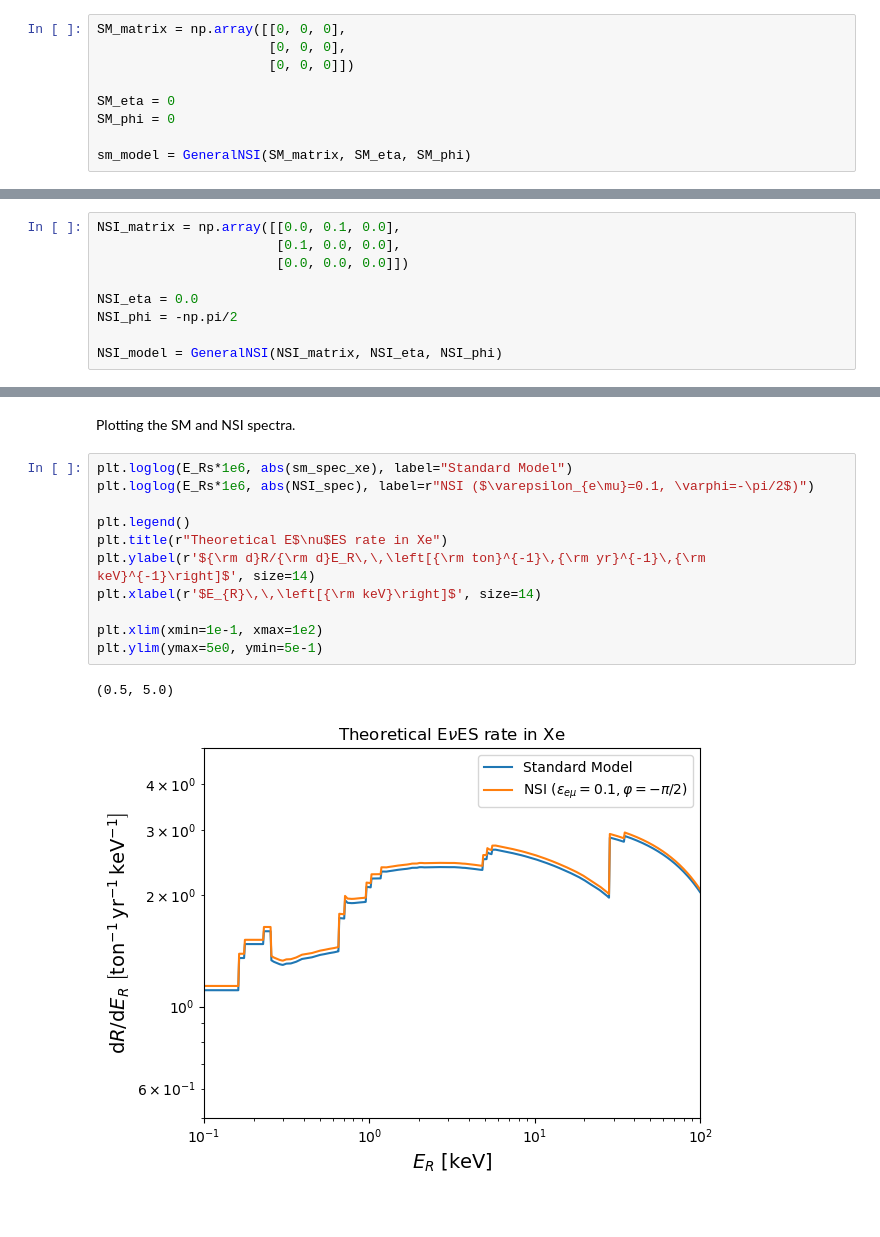
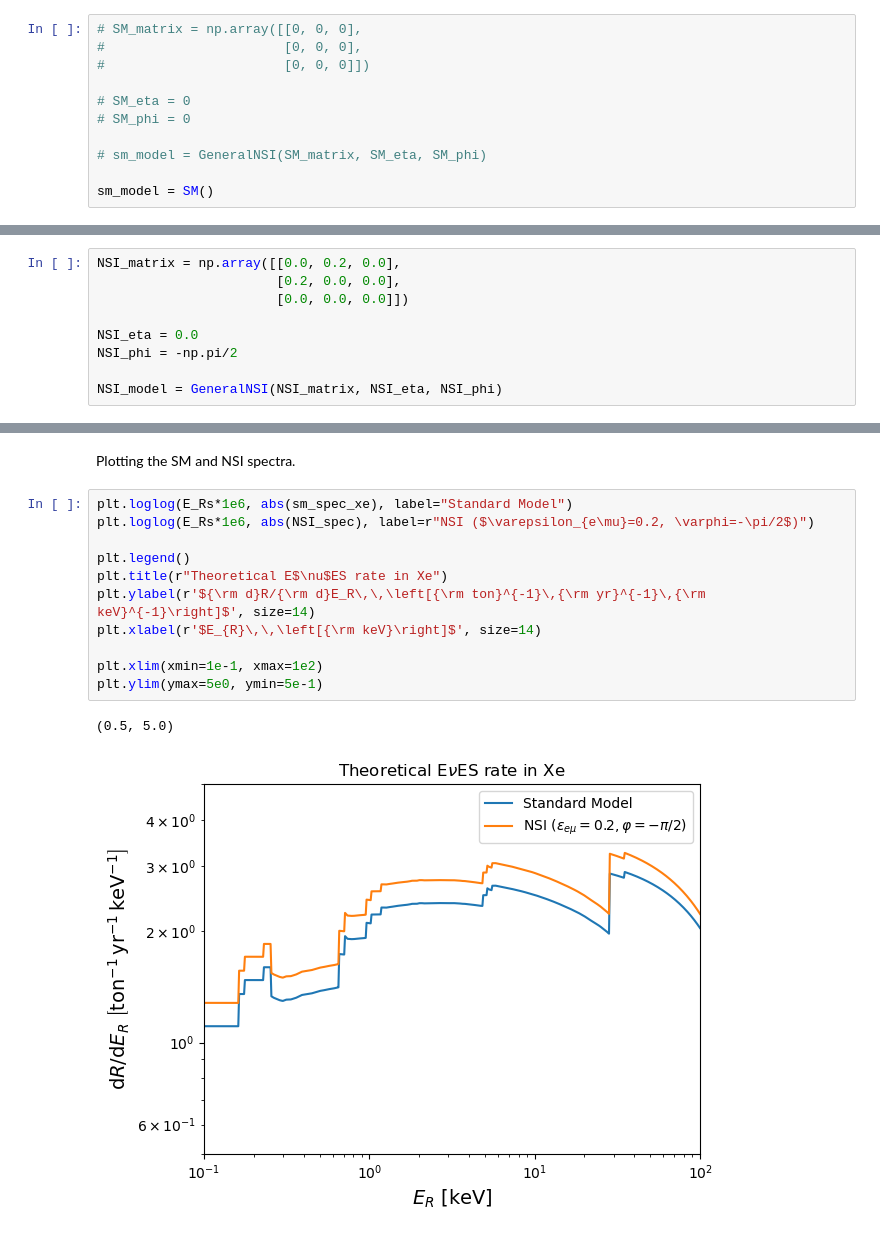
Before and after one commit to SNuDD/SNuDD, a Jupyter notebook: notebooks/EVES_rate.ipynb, the cells around one changed output, grey strips where cells are left out. Saved outputs shown, nothing was run; the diff lists cells and outputs as text.

```diff
--- a/notebooks/EVES_rate.ipynb
+++ b/notebooks/EVES_rate.ipynb
@@ -22,14 +22,16 @@ Ar_nucleus = Nucleus(18, 40, mass=39.96238312 * config.u) # only do one isotope
 # %% [markdown]
  We generate an instance of the SM (in terms of zero NSI) and compute and plot the theoretical (i.e. without including any experimental effects) E$\nu$ES rate in Xe.
 # %%
-SM_matrix = np.array([[0, 0, 0],
-                      [0, 0, 0],
-                      [0, 0, 0]])
+# SM_matrix = np.array([[0, 0, 0],
+#                       [0, 0, 0],
+#                       [0, 0, 0]])
 
-SM_eta = 0
-SM_phi = 0
+# SM_eta = 0
+# SM_phi = 0
 
-sm_model = GeneralNSI(SM_matrix, SM_eta, SM_phi)
+# sm_model = GeneralNSI(SM_matrix, SM_eta, SM_phi)
+
+sm_model = SM()
 # %% [markdown]
 Update the nucleus object with the NSI model, i.e. the SM in this case.
 # %%
@@ -99,8 +100,8 @@ array([0.49218445+5.41798782e-19j, 0.49218363+5.41781265e-19j,
 # %% [markdown]
 Now do the same for a non-zero NSI $\varepsilon_{e\mu}=0.1$ coupling with electrons ($\varphi=-\pi/2$).
 # %%
-NSI_matrix = np.array([[0.0, 0.1, 0.0],
-                       [0.1, 0.0, 0.0],
+NSI_matrix = np.array([[0.0, 0.2, 0.0],
+                       [0.2, 0.0, 0.0],
                        [0.0, 0.0, 0.0]])
 
 NSI_eta = 0.0
@@ -119,15 +120,15 @@ NSI_spec = Xe_electron.spectrum(E_Rs)
 Plotting the SM and NSI spectra.
 # %%
 plt.loglog(E_Rs*1e6, abs(sm_spec_xe), label="Standard Model")
-plt.loglog(E_Rs*1e6, abs(NSI_spec), label=r"NSI ($\varepsilon_{e\mu}=0.1, \varphi=-\pi/2$)")
+plt.loglog(E_Rs*1e6, abs(NSI_spec), label=r"NSI ($\varepsilon_{e\mu}=0.2, \varphi=-\pi/2$)")
 
 plt.legend()
 plt.title(r"Theoretical E$\nu$ES rate in Xe")
 plt.ylabel(r'${\rm d}R/{\rm d}E_R\,\,\left[{\rm ton}^{-1}\,{\rm yr}^{-1}\,{\rm keV}^{-1}\right]$', size=14)
 plt.xlabel(r'$E_{R}\,\,\left[{\rm keV}\right]$', size=14)
 
 plt.xlim(xmin=1e-1, xmax=1e2)
 plt.ylim(ymax=5e0, ymin=5e-1)
 # %% [output]
 (0.5, 5.0)
-[figure, old version]
+[figure, new version]
```
Also changed, not shown: parts of 4 cells of this notebook, 4 other files.
